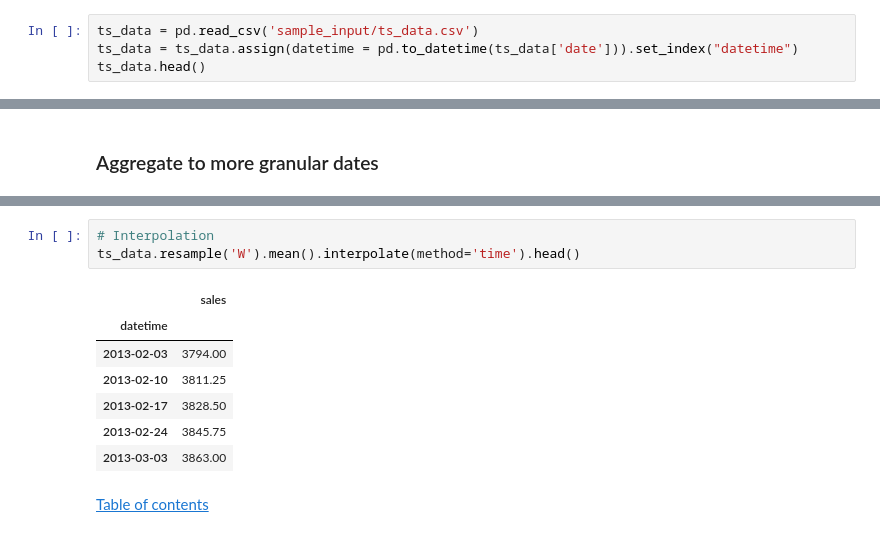
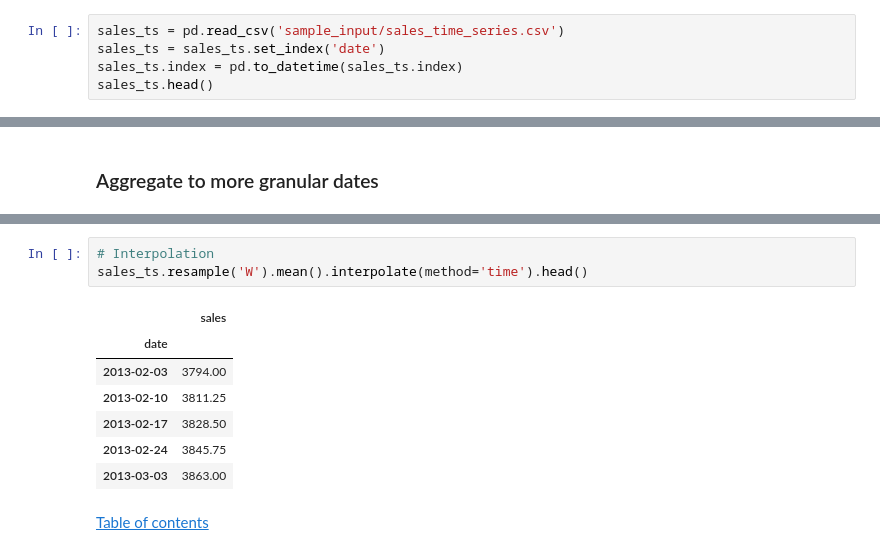
Before and after one commit to ow-gryphon/gryphon-data-transformations, a Jupyter notebook: template/notebooks/data_transformations/[template] datatype_transformations.ipynb, the cells around one changed output, grey strips where cells are left out. Cells and saved outputs as stored; diff of their text form.

```diff
--- a/template/notebooks/data_transformations/[template] datatype_transformations.ipynb
+++ b/template/notebooks/data_transformations/[template] datatype_transformations.ipynb
@@ -326,7 +322,8 @@ Number of business days in 2022: 261
 
 We can aggregate dates, e.g. transform monthly to quarterly. As well as split time, e.g. get weekly data from monthly data. In order to do this, the index for your time series needs to be a Pandas `datetime` type:
 # %%
-ts_data = pd.read_csv('sample_input/ts_data.csv')
-ts_data = ts_data.assign(datetime = pd.to_datetime(ts_data['date'])).set_index("datetime")
-ts_data.head()
+sales_ts = pd.read_csv('sample_input/sales_time_series.csv')
+sales_ts = sales_ts.set_index('date')
+sales_ts.index = pd.to_datetime(sales_ts.index)
+sales_ts.head()
 # %% [output]
@@ -372,10 +369,10 @@ ts_data.resample('W').mean().head(10)
 | 2013-04-07 | NaN |
 # %%
 # Interpolation
-ts_data.resample('W').mean().interpolate(method='time').head()
+sales_ts.resample('W').mean().interpolate(method='time').head()
 # %% [output]
 |  | sales |
-| datetime |  |
+| date |  |
 | 2013-02-03 | 3794.00 |
 | 2013-02-10 | 3811.25 |
 | 2013-02-17 | 3828.50 |
```
Also changed, not shown: parts of 4 cells of this notebook, 2 other files.
